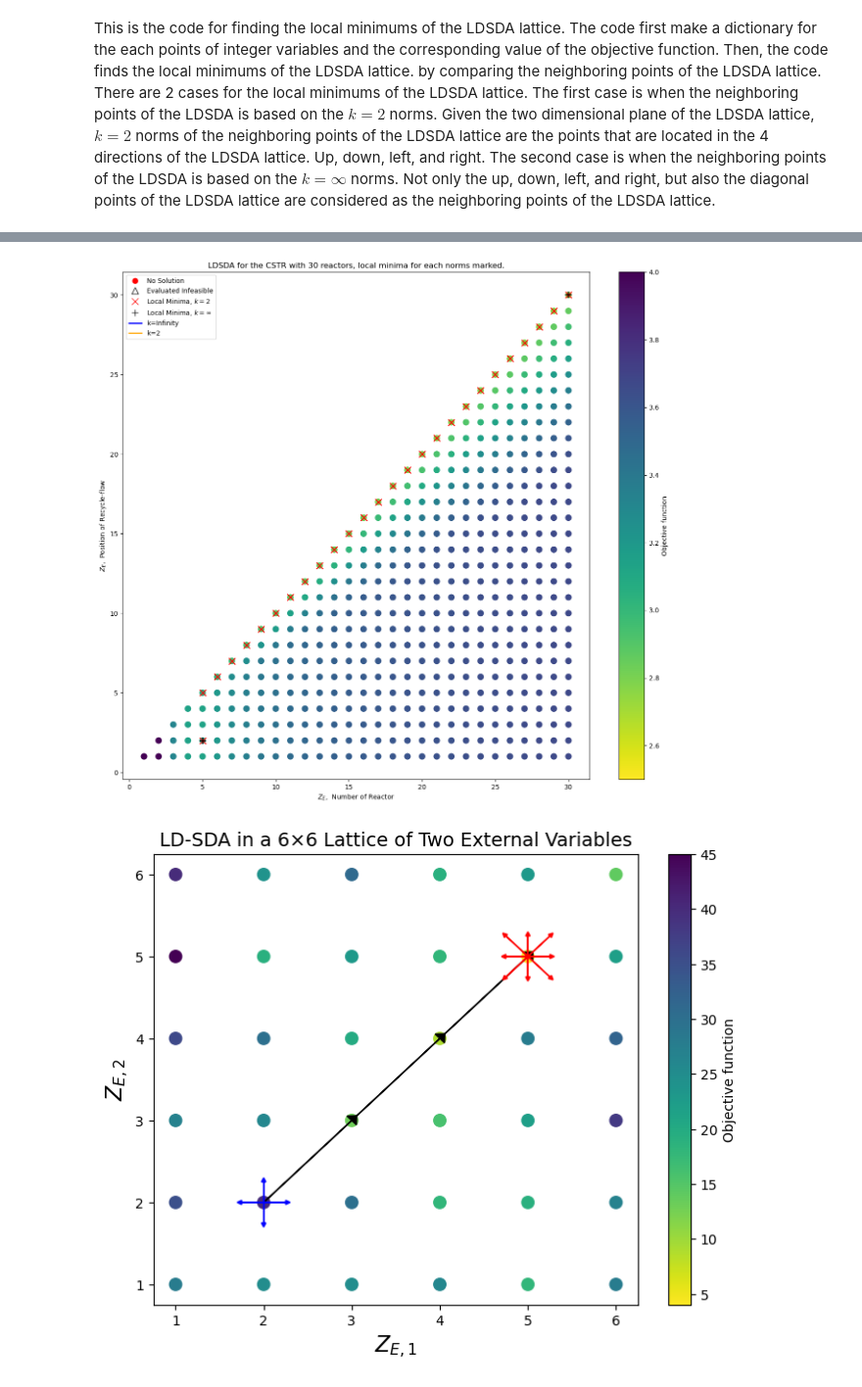
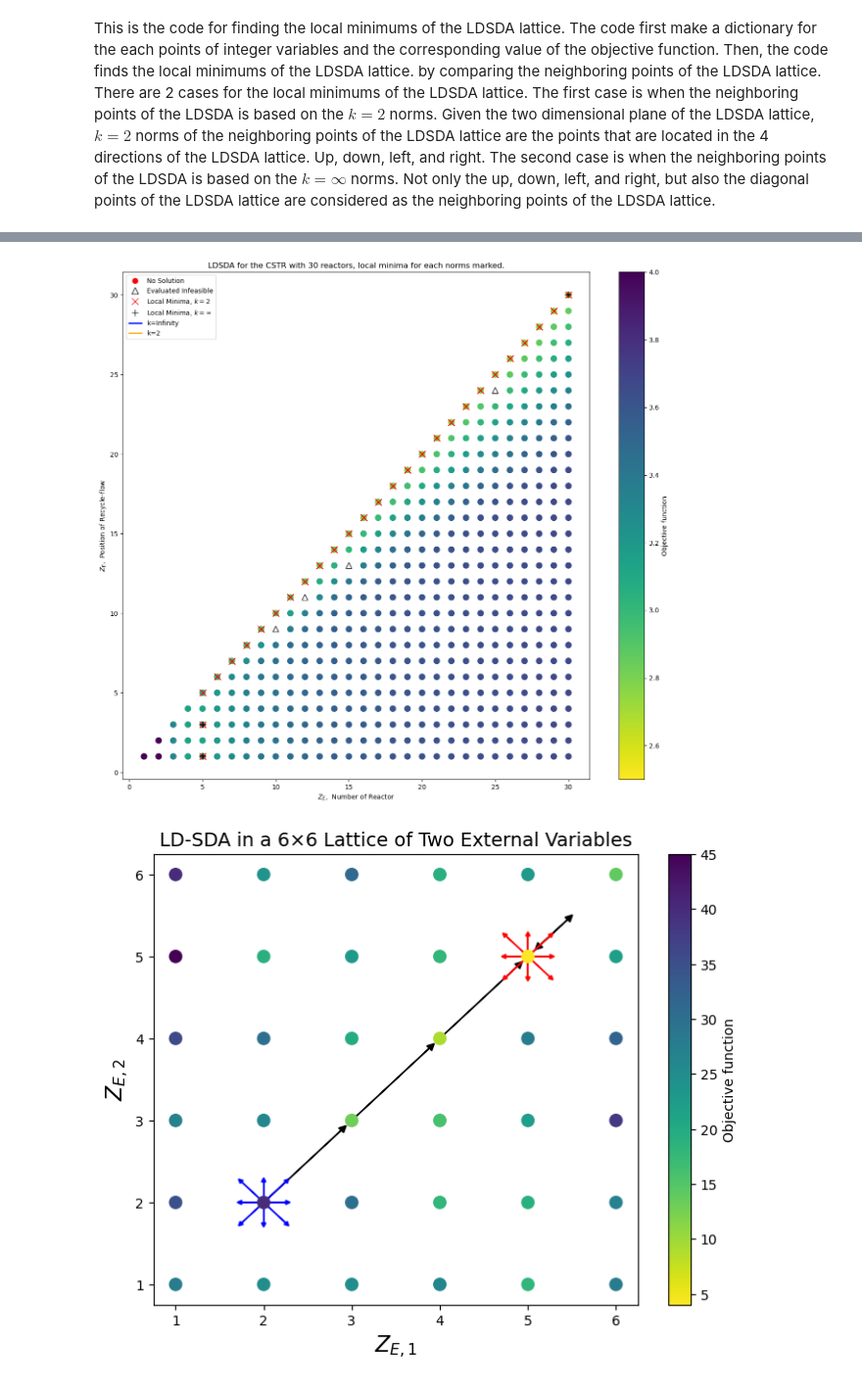
Before and after one commit to SECQUOIA/dsda-gdp, a Jupyter notebook: results/visualize_ldsda_pathways.ipynb, the cells around one changed output, grey strips where cells are left out. Shown at 98% size. Saved outputs shown, nothing was run; the diff lists cells and outputs as text; code cells hidden in the pictures.

```diff
--- a/results/visualize_ldsda_pathways.ipynb
+++ b/results/visualize_ldsda_pathways.ipynb
@@ -447,7 +447,7 @@ def visualize_dsda(
     plt.legend(handles=legend_elements)
     plt.show()
 
-df = pd.read_csv('compl_enum_cstr_30_baron_dantzig.csv')
+df = pd.read_csv('compl_enum_cstr_30_knitro_hull_dantzig.csv')
 
 route1 = []
 route2 = []
@@ -498,7 +498,7 @@ visualize_dsda(routes_colors=routes_colors,
                ext1_name='Z_E, Number of Reactor',
                ext2_name='Z_E, Position of Recycle-flow')
 # %% [output]
-[figure, old version]
+[figure, new version]
 # %%
 def visualize_dsda(
     routes_colors: list = [],
@@ -511,10 +511,36 @@ def visualize_dsda(
     objs: list = [],
     ext1_name: str = 'External variable 1',
     ext2_name: str = 'External variable 2',
-     arrow_points_colors: dict = {}
+    arrow_points_colors: dict = {}
 ):
     cm = plt.colormaps.get_cmap('viridis_r')
     plt.figure(figsize=(8, 6))
+
+    plt.arrow(5, 5, 0.45*(6-5), 0.45*(6-5), width=0.00005, head_width=0.08, head_length=0.08, color='black')
+    plt.arrow(5.4, 5.4, 0.65*(5 - 5.4), 0.65*(5 - 5.4), width=0.00005, head_width=0.08, head_length=0.08, color='black')
+
+    for route, color in routes_colors:
+        for i in range(len(route) - 1):
+            plt.arrow(
+                route[i][0],
+                route[i][1],
+                0.88 * (route[i + 1][0] - route[i][0]),
+                0.88 * (route[i + 1][1] - route[i][1]),
+                width=0.00005,
+                head_width=0.08,
+                head_length=0.08,
+                color=color,
+            )
+
+    # Define all eight directions
+    all_directions = [(0, 1), (1, 0), (0, -1), (-1, 0), (1, 1), (-1, 1), (-1, -1), (1, -1)]
+    # Define only the four cardinal directions
+    cardinal_directions = [(0, 1), (1, 0), (0, -1), (-1, 0), (1, 1), (-1, 1), (-1, -1), (1, -1)]
+
+    for point, color in arrow_points_colors.items():
+        directions = cardinal_directions if color == 'blue' else all_directions
+        for dx, dy in directions:
+            plt.arrow(point[0], point[1], dx * 0.25, dy * 0.25, head_width=0.05, head_length=0.05, fc=color, ec=color)
 
     # Scatter plot for NaN objectives as hollow circles
     plt.scatter(nan_x, nan_y, s=80, facecolors='none', edgecolors='red')
@@ -525,29 +551,6 @@ def visualize_dsda(
     sc = plt.scatter(feas_x, feas_y, s=80, c=objs, cmap=cm)
     cbar = plt.colorbar(sc)
     cbar.set_label('Objective function', rotation=90)
-
-    for route, color in routes_colors:
-        for i in range(len(route) - 1):
-            plt.arrow(
-                route[i][0],
-                route[i][1],
-                route[i + 1][0] - route[i][0],
-                route[i + 1][1] - route[i][1],
-                width=0.00005,
-                head_width=0.15,
-                head_length=0.08,
-                color=color,
-            )
-
-    # Define all eight directions
-    all_directions = [(0, 1), (1, 0), (0, -1), (-1, 0), (1, 1), (-1, 1), (-1, -1), (1, -1)]
-    # Define only the four cardinal directions
-    cardinal_directions = [(0, 1), (1, 0), (0, -1), (-1, 0)]
-
-    for point, color in arrow_points_colors.items():
-        directions = cardinal_directions if color == 'blue' else all_directions
-        for dx, dy in directions:
-            plt.arrow(point[0], point[1], dx * 0.25, dy * 0.25, head_width=0.05, head_length=0.05, fc=color, ec=color)
 
     plt.title('LD-SDA in a 6×6 Lattice of Two External Variables', fontsize=14)
 
@@ -566,31 +569,31 @@ def visualize_dsda(
 df = pd.read_csv('LDSDA.csv')
 
 route1 = [(2,2), (3,3), (4,4), (5,5)]
 route2 = []
 arrow_points_colors = {(2, 2): 'blue', (5, 5): 'red'}
 
 # Filter points based on their status
 optimal_df = df[df['Status'] == 'Optimal']
 infeasible_df = df[df['Status'] == 'Evaluated_Infeasible']
 
 # Extract x, y coordinates and objective values for optimal points
 feas_x = optimal_df['x'].tolist()
 feas_y = optimal_df['y'].tolist()
 objs = optimal_df['Objective'].tolist()  # Replacing NaN with 0 for plotting purposes
 
 # Extract x, y coordinates for infeasible points
 infeas_x = infeasible_df['x'].tolist()
 infeas_y = infeasible_df['y'].tolist()
 
 # Identify points with NaN objectives within the optimal dataset
 nan_obj_indices = optimal_df['Objective'].index[optimal_df['Objective'].isna()].tolist()
 nan_x = optimal_df['x'][nan_obj_indices].tolist()
 nan_y = optimal_df['y'][nan_obj_indices].tolist()
 
 # Visualize both routes on the same graph
 routes_colors = [(route1, 'black'), (route2, 'orange')]
 # routes_colors = [(route1, 'blue')]
 # routes_colors = [(route2, 'orange')]
 visualize_dsda(routes_colors=routes_colors, feas_x=feas_x, feas_y=feas_y, infeas_x=infeas_x, infeas_y=infeas_y, nan_x=nan_x, nan_y=nan_y, objs=objs, ext1_name='Z_E,1', ext2_name='Z_E,2', arrow_points_colors=arrow_points_colors)
 # %% [output]
-[figure, old version]
+[figure, new version]
```
Also changed, not shown: parts of 1 cell of this notebook.
